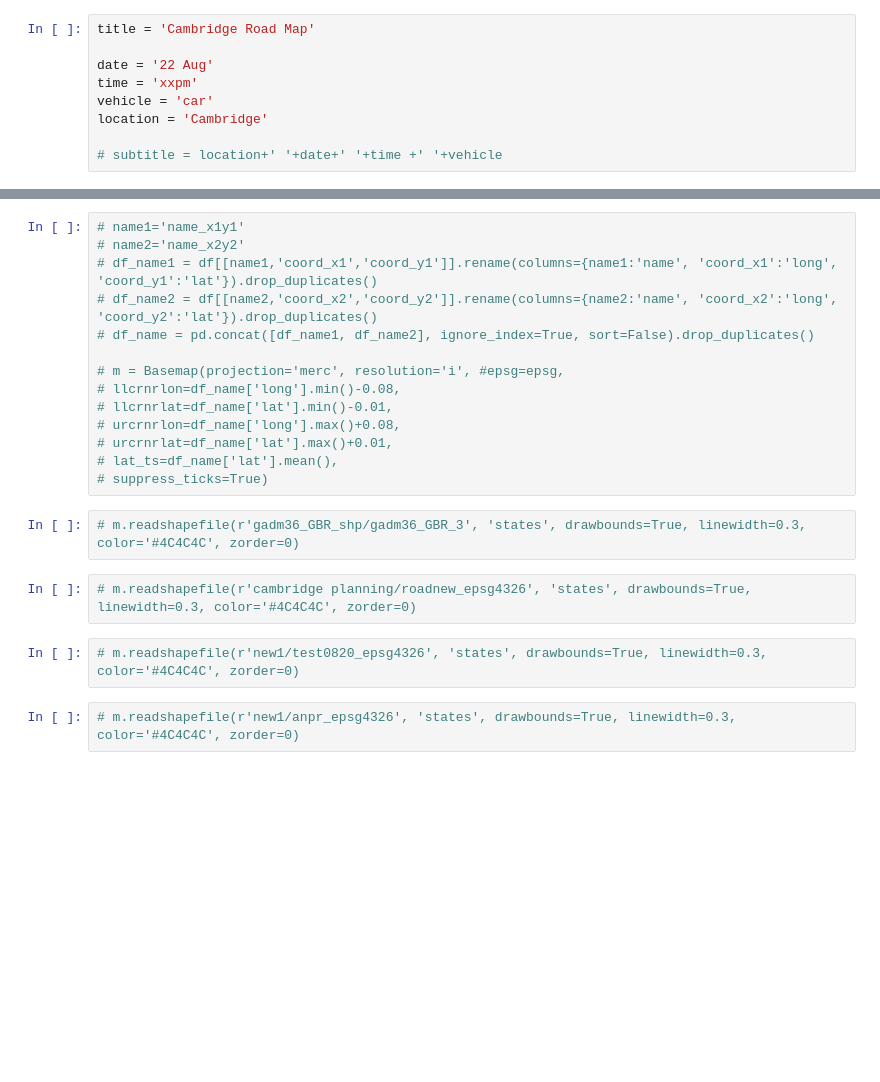
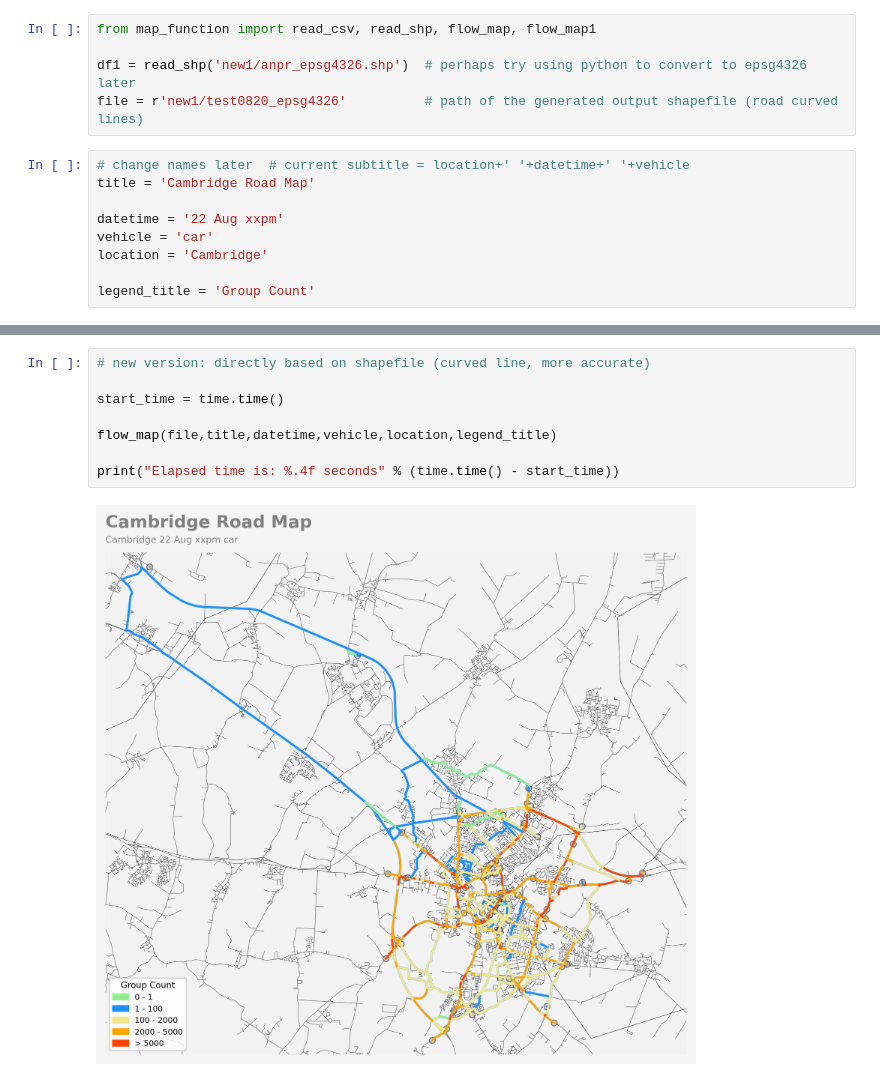
Before and after one commit to emilytw531/road-map, a Jupyter notebook: Cambridge Road.ipynb, the cells around one changed output, grey strips where cells are left out. Drawn from its saved outputs; the diff is of its cells as text; blank space fills up the shorter version.

```diff
--- a/Cambridge Road.ipynb
+++ b/Cambridge Road.ipynb
@@ -48,9 +26,14 @@ df
+# %%
+from map_function import read_csv, read_shp, flow_map, flow_map1
+
+df1 = read_shp('new1/anpr_epsg4326.shp')  # perhaps try using python to convert to epsg4326 later
+file = r'new1/test0820_epsg4326'          # path of the generated output shapefile (road curved lines)
 # %%
+# change names later  # current subtitle = location+' '+datetime+' '+vehicle
 title = 'Cambridge Road Map'
 
-date = '22 Aug'
-time = 'xxpm'
+datetime = '22 Aug xxpm'
 vehicle = 'car'
 location = 'Cambridge'
 
-# subtitle = location+' '+date+' '+time +' '+vehicle
+legend_title = 'Group Count'
@@ -65,22 +40,10 @@ flow_map1(title,date,time,vehicle,location)
-# %%
-# name1='name_x1y1'
-# name2='name_x2y2'
-# df_name1 = df[[name1,'coord_x1','coord_y1']].rename(columns={name1:'name', 'coord_x1':'long', 'coord_y1':'lat'}).drop_duplicates()
-# df_name2 = df[[name2,'coord_x2','coord_y2']].rename(columns={name2:'name', 'coord_x2':'long', 'coord_y2':'lat'}).drop_duplicates()
-# df_name = pd.concat([df_name1, df_name2], ignore_index=True, sort=False).drop_duplicates()
-
-# m = Basemap(projection='merc', resolution='i', #epsg=epsg,
-# llcrnrlon=df_name['long'].min()-0.08,
-# llcrnrlat=df_name['lat'].min()-0.01,
-# urcrnrlon=df_name['long'].max()+0.08,
-# urcrnrlat=df_name['lat'].max()+0.01,
-# lat_ts=df_name['lat'].mean(),
-# suppress_ticks=True)
-# %%
-# m.readshapefile(r'gadm36_GBR_shp/gadm36_GBR_3', 'states', drawbounds=True, linewidth=0.3, color='#4C4C4C', zorder=0)
-# %%
-# m.readshapefile(r'cambridge planning/roadnew_epsg4326', 'states', drawbounds=True, linewidth=0.3, color='#4C4C4C', zorder=0)
-# %%
-# m.readshapefile(r'new1/test0820_epsg4326', 'states', drawbounds=True, linewidth=0.3, color='#4C4C4C', zorder=0)
-# %%
-# m.readshapefile(r'new1/anpr_epsg4326', 'states', drawbounds=True, linewidth=0.3, color='#4C4C4C', zorder=0)
+# %%
+# new version: directly based on shapefile (curved line, more accurate)
+
+start_time = time.time()
+
+flow_map(file,title,datetime,vehicle,location,legend_title)
+
+print("Elapsed time is: %.4f seconds" % (time.time() - start_time))
+# %% [output]
+[figure, added]
```
Also changed, not shown: parts of 7 cells of this notebook, 1 other file.
